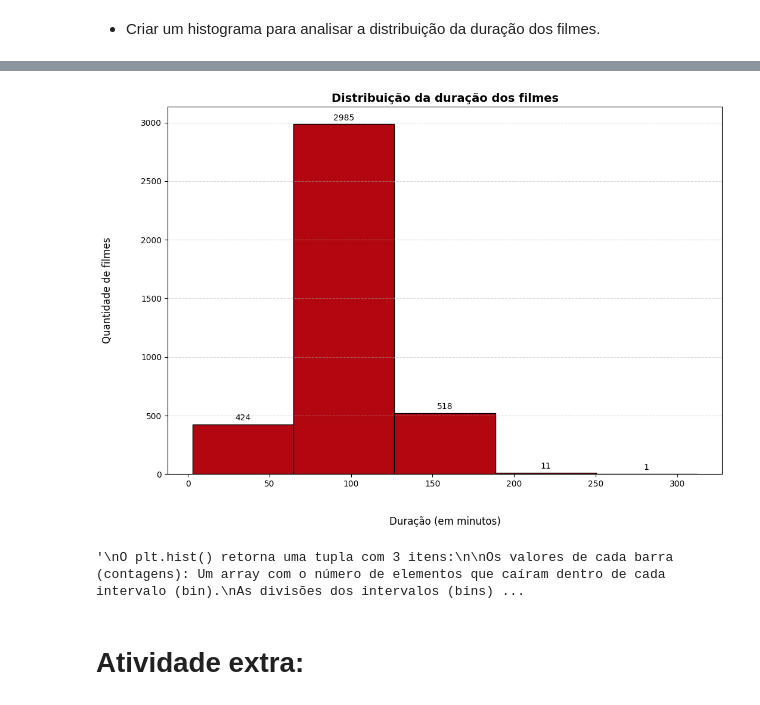
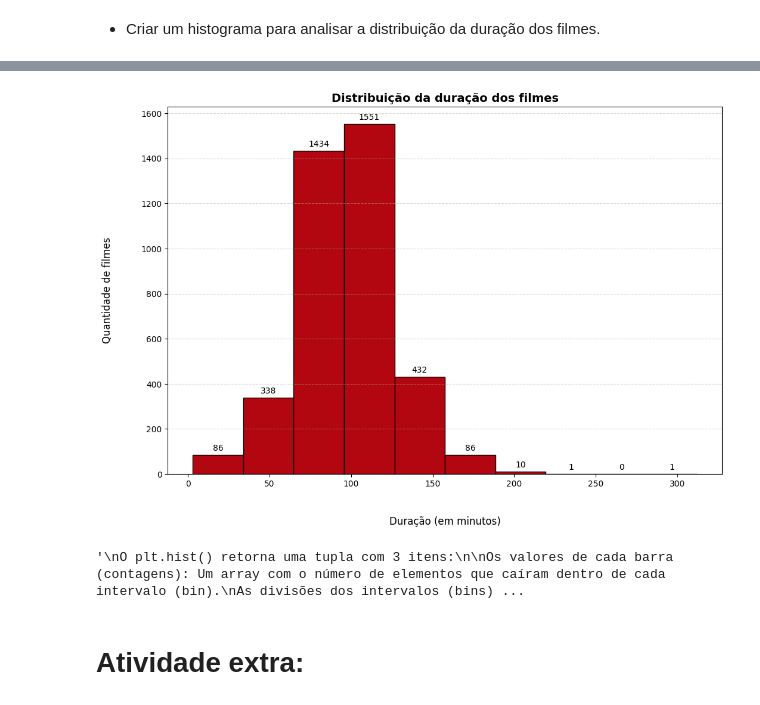
Before and after one commit to i-malur/bootcamp-dados-desafio-python-2, a Jupyter notebook: [OFICIAL]_Challenge_Frequência_e_Medidas.ipynb, the cells around one changed output, grey strips where cells are left out. Drawn from its saved outputs; the diff is of its cells as text; code cells hidden in the pictures.

```diff
--- a/[OFICIAL]_Challenge_Frequência_e_Medidas.ipynb
+++ b/[OFICIAL]_Challenge_Frequência_e_Medidas.ipynb
@@ -291,30 +291,30 @@ df_filmes.head(2)
 # %%
 # dimensões do histograma
 plt.figure(figsize=(12,8))
 
 # O parâmetro 'bins' define em quantas "barras/faixas" os dados serão divididos
-# para conseguirmos colocar os rótulos em cada barra, usamos _, _, para a variável armazenar o terceiro retorno do plt.hist (as barras)
-_, _, histograma = plt.hist(df_filmes['duration_num'], bins=5, color='#B20710', edgecolor='black')
+# para conseguirmos colocar os rótulos em cada barra, usamos _, _, para a variável armazenar o terceiro retorno do plt.hist (ou seja, as barras)
+_, _, histograma = plt.hist(df_filmes['duration_num'], bins=10, color='#B20710', edgecolor='black')
 
 plt.title('Distribuição da duração dos filmes', fontsize=14, fontweight='bold') # título do gráfico
 plt.xlabel('\n\nDuração (em minutos)', fontsize=12) # título eixo x
 plt.ylabel('Quantidade de filmes\n\n', fontsize=12) # títiulo eixo y
 plt.grid(axis='y', linestyle='--', alpha=0.5) # linhas de grade
 
 plt.bar_label(histograma, padding=3) # adicionando rótulos em cima das barras
 
 plt.show() # mostra o histograma
 
 
 '''
 O plt.hist() retorna uma tupla com 3 itens:
 
 Os valores de cada barra (contagens): Um array com o número de elementos que caíram dentro de cada intervalo (bin).
 As divisões dos intervalos (bins): Um array com as coordenadas de onde cada barra começa e termina no eixo X.
 Os objetos visuais das barras (patches): Uma lista de objetos geométricos (retângulos) que o Matplotlib desenha na tela. Ou seja, as barras.
 '''
 # %% [output]
-[figure, old version]
+[figure, new version]
 '\nO plt.hist() retorna uma tupla com 3 itens:\n\nOs valores de cada barra (contagens): Um array com o número de elementos que caíram dentro de cada intervalo (bin).\nAs divisões dos intervalos (bins) ...
 # %% [markdown]
 # Atividade extra:
```
